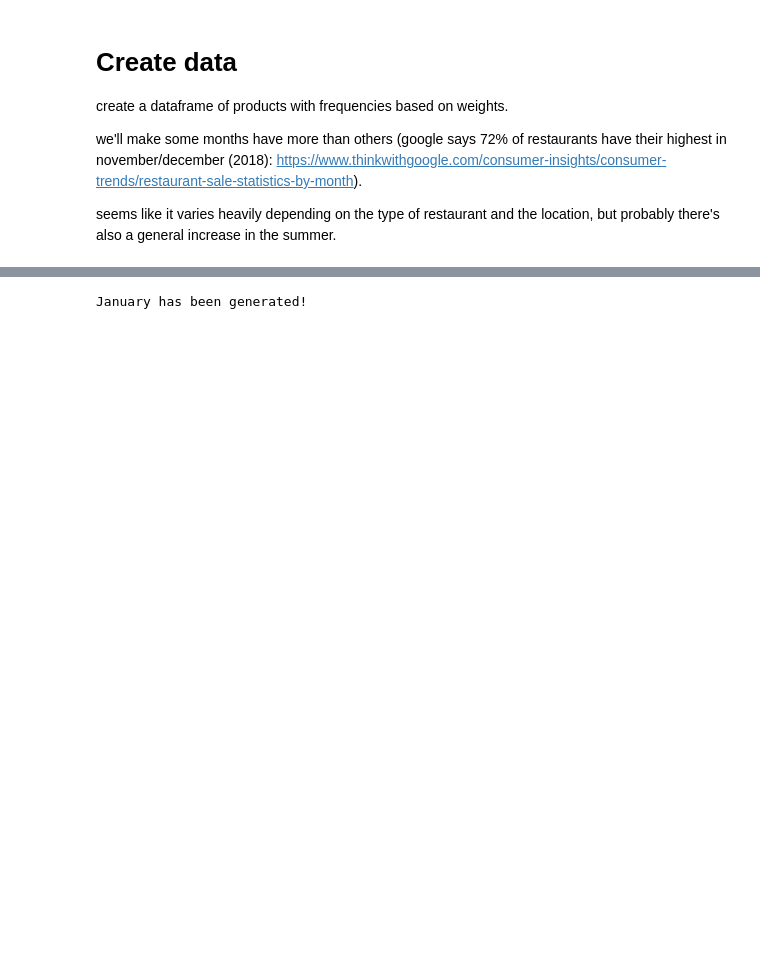
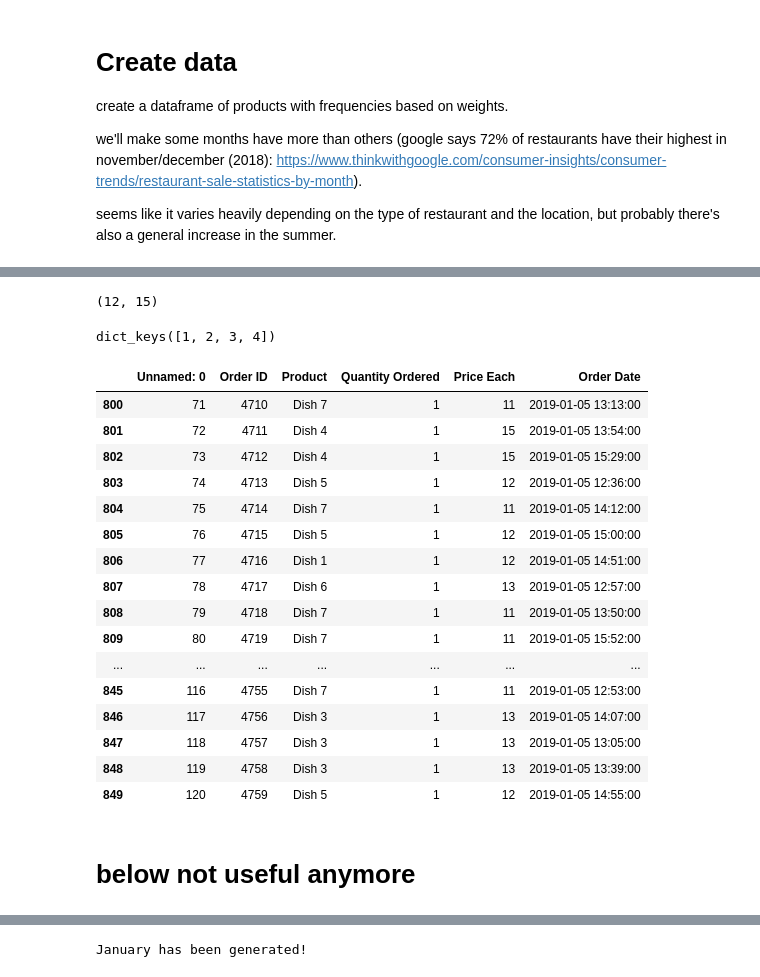
Before and after one commit to onederekchen/thaitanic, a Jupyter notebook: thaitanic_generator.ipynb, the cells around one changed output, grey strips where cells are left out. Drawn from its saved outputs; the diff is of its cells as text; code cells hidden in the pictures; blank space fills up the shorter version.

Commit message:
all working except order quantities

```diff
--- a/thaitanic_generator.ipynb
+++ b/thaitanic_generator.ipynb
@@ -52,3 +273,75 @@ columns = ['Order ID', 'Product', 'Quantity Ordered', 'Price Each', 'Order Date'
+# %%
+def get_open_hours(day_of_week, day_type): # remind me to standardize variable nomenclature
+    # takes a weekday and returns lunch hours. No need to do this for dinner hours because they're always the same.
+    weekdays = {
+        1: "tuesday",
+        2: "wednesday",
+        3: "thursday",
+        4: "friday"
+    }
+    weekends = {
+        5: "saturday",
+        6: "sunday"
+    }
+    if day_of_week in weekdays.keys():
+        if day_type == "lunch":
+            opening, closing = 11, 14
+            return opening, closing
+        else:
+            opening, closing = 17, 20
+            return opening, closing
+    elif day_of_week in weekends: # probably safe to just use else here
+        if day_type == "lunch":
+            opening, closing = 12, 15
+            return opening, closing
+        else:
+            opening, closing = 17, 20
+            return opening, closing
+    else: # mondays - i don't think it ever reaches this point
+        print('WARNING: MONDAY DETECTED')
+        opening, closing = 0, 0
+        return opening, closing
+
+print(get_open_hours(5, 'lunch'))
+# %% [output]
+(12, 15)
+# %%
+weekdays = {
+    1: "tuesday",
+    2: "wednesday",
+    3: "thursday",
+    4: "friday"
+}
+weekends = {
+    5: "saturday",
+    6: "sunday"
+}
+print(weekdays.keys())
+# %% [output]
+dict_keys([1, 2, 3, 4])
+# %%
+df = pd.read_csv('January_2019_test_data.csv', index_col = False)
+df[800:850]
+# %% [output]
+|  | Unnamed: 0 | Order ID | Product | Quantity Ordered | Price Each | Order Date |
+| 800 | 71 | 4710 | Dish 7 | 1 | 11 | 2019-01-05 13:13:00 |
+| 801 | 72 | 4711 | Dish 4 | 1 | 15 | 2019-01-05 13:54:00 |
+| 802 | 73 | 4712 | Dish 4 | 1 | 15 | 2019-01-05 15:29:00 |
+| 803 | 74 | 4713 | Dish 5 | 1 | 12 | 2019-01-05 12:36:00 |
+| 804 | 75 | 4714 | Dish 7 | 1 | 11 | 2019-01-05 14:12:00 |
+| 805 | 76 | 4715 | Dish 5 | 1 | 12 | 2019-01-05 15:00:00 |
+| 806 | 77 | 4716 | Dish 1 | 1 | 12 | 2019-01-05 14:51:00 |
+| 807 | 78 | 4717 | Dish 6 | 1 | 13 | 2019-01-05 12:57:00 |
+| 808 | 79 | 4718 | Dish 7 | 1 | 11 | 2019-01-05 13:50:00 |
+| 809 | 80 | 4719 | Dish 7 | 1 | 11 | 2019-01-05 15:52:00 |
+| ... | ... | ... | ... | ... | ... | ... |
+| 845 | 116 | 4755 | Dish 7 | 1 | 11 | 2019-01-05 12:53:00 |
+| 846 | 117 | 4756 | Dish 3 | 1 | 13 | 2019-01-05 14:07:00 |
+| 847 | 118 | 4757 | Dish 3 | 1 | 13 | 2019-01-05 13:05:00 |
+| 848 | 119 | 4758 | Dish 3 | 1 | 13 | 2019-01-05 13:39:00 |
+| 849 | 120 | 4759 | Dish 5 | 1 | 12 | 2019-01-05 14:55:00 |
+# %% [markdown]
+# below not useful anymore
 # %%
 # select select a day
 
```
Also changed, not shown: parts of 23 cells of this notebook.
